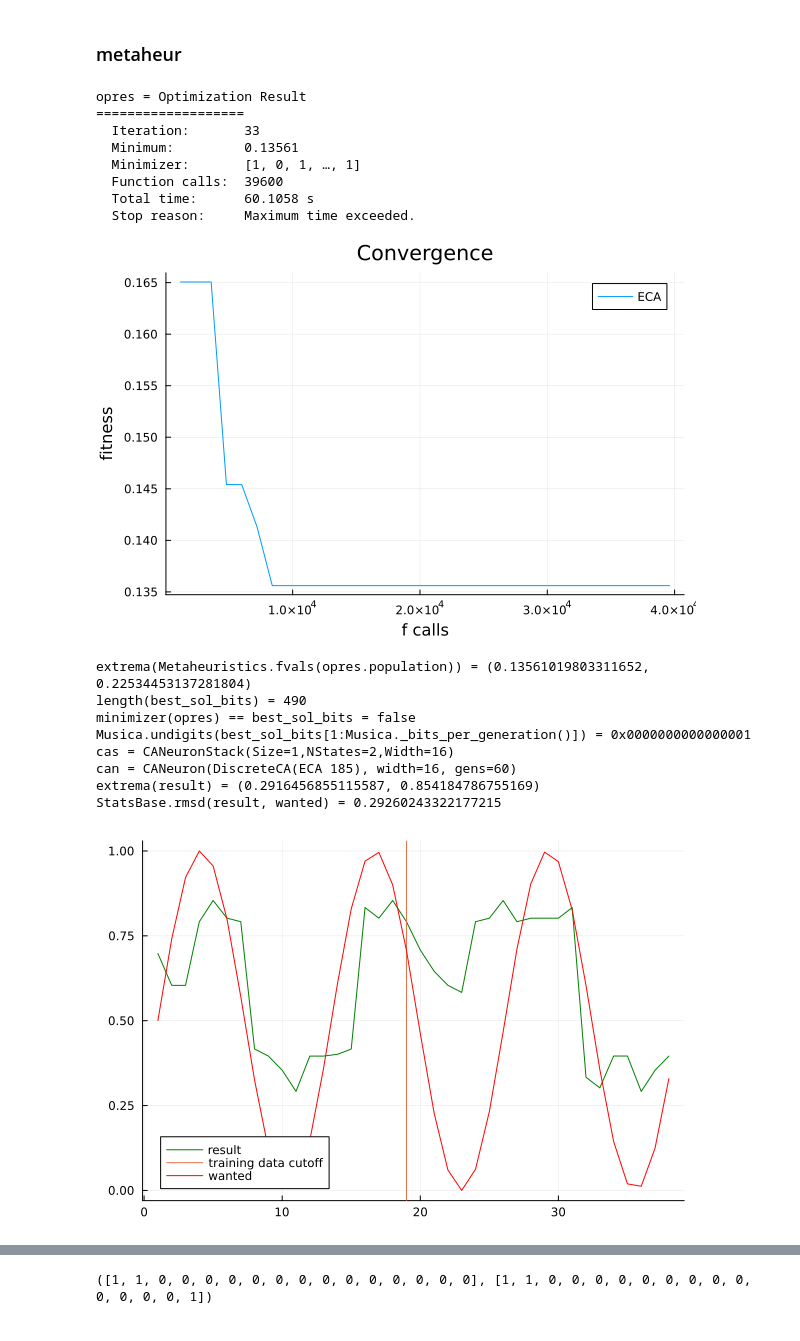
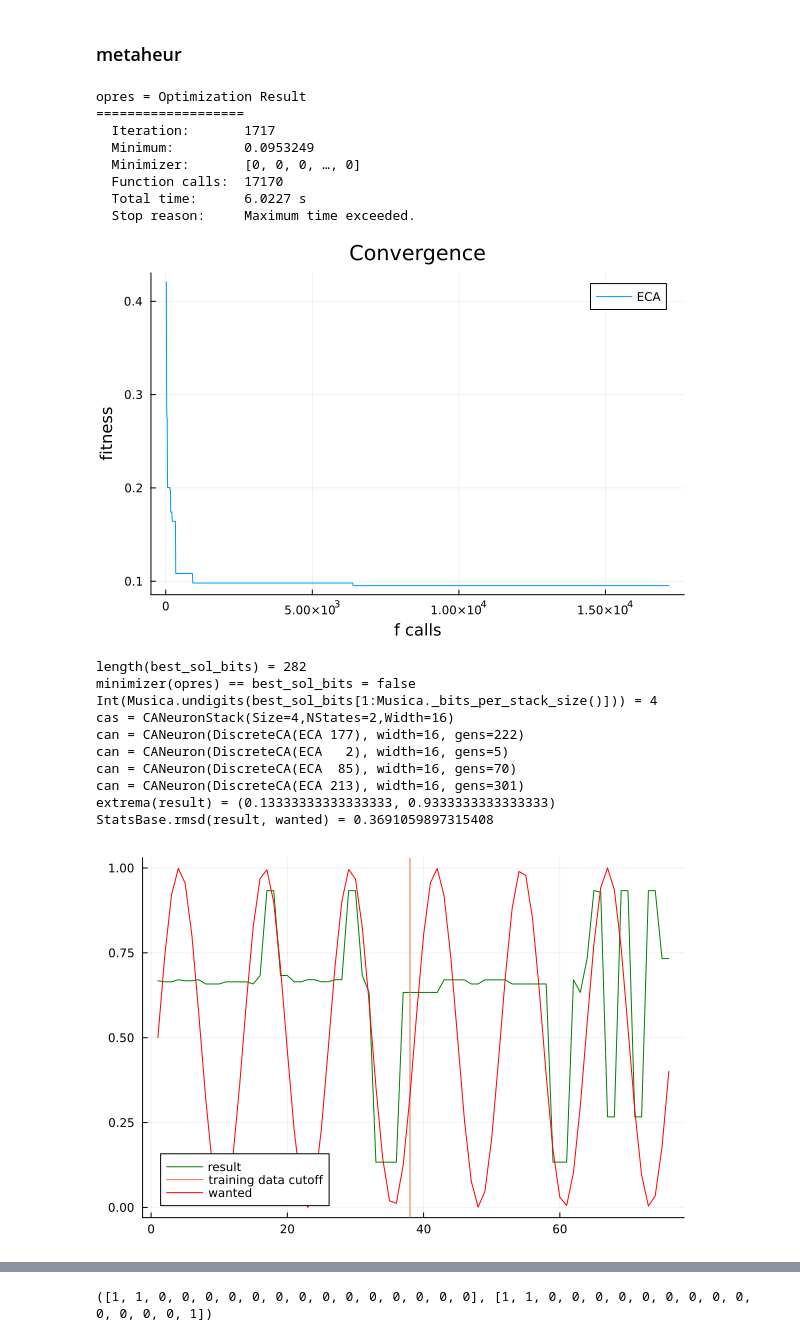
Before and after one commit to ORBAT/Musica, a Jupyter notebook: src/scratch.ipynb, the cells around one changed output, grey strips where cells are left out. Cells and saved outputs as stored; diff of their text form; code cells hidden in the pictures.

```diff
--- a/src/scratch.ipynb
+++ b/src/scratch.ipynb
@@ -110,7 +110,7 @@ CANeuronStack(size=2) [
 ### metaheur
 # %%
 using Musica, Plots, Metaheuristics
-opres = Musica._do_opt(time_limit=60.0*1,p_mutation=90e-4);
+opres = Musica._do_opt(time_limit=60.0*0.1,p_mutation=90e-4);
 @show opres
 f_calls, best_f_value = convergence(opres);
 plot(xlabel="f calls", ylabel="fitness", title="Convergence")
@@ -118,59 +118,60 @@ plot!(f_calls, best_f_value, label="ECA")
 # %% [output]
 opres = Optimization Result
 ===================
-  Iteration:       33
-  Minimum:         0.13561
-  Minimizer:       [1, 0, 1, …, 1]
-  Function calls:  39600
-  Total time:      60.1058 s
+  Iteration:       1717
+  Minimum:         0.0953249
+  Minimizer:       [0, 0, 0, …, 0]
+  Function calls:  17170
+  Total time:      6.0227 s
   Stop reason:     Maximum time exceeded.
-[figure, old version]
+[figure, new version]
 # %%
 using Plots, Musica, Transducers, StatsBase, Metaheuristics
-# @show extrema(Metaheuristics.fvals(opres.population))
 
 function _plotopres(opres)
-  want_test_data = Musica._test_wanted_output(6)
+  want_test_data = Musica._test_wanted_output(12)
   _parser = Musica._test_parser_dynamic()
   _inp_gen = () -> (want_test_data, 1:length(want_test_data))
   # _res_gen = Musica.full_result_generator(want_test_data)
   # fff = Musica.to_obj_fn(_parser, _res_gen, Musica.make_fitness_function())
 
   _res_gen = Musica.input_based_result_gen()
   fff = Musica.create_obj_fn(_parser, _inp_gen, _res_gen, Musica.create_fitness_fn())
 
-  best_sol_bits = Musica.get_best_at(fff, opres, _parser)
+  best_sol_bits = Musica.get_best_at(fff, opres)
   # @show all(==(0), best_sol_bits)
   @show length(best_sol_bits)
 
   @show minimizer(opres) == best_sol_bits
-  @show Musica.undigits(best_sol_bits[1:Musica._bits_per_generation()])
+  @show Int(Musica.undigits(best_sol_bits[1:Musica._bits_per_stack_size()]))
   (_, cas) = best_sol_bits |> _parser
   @show cas
   for can in cas
     @show can
   end
 
   # best_sol_bits = minimizer(opres)
   wanted = _inp_gen()[1] |> Musica.maybe_collect
   result = _res_gen(_inp_gen() |> Musica._right, cas) |>
            Map(@£(Musica._normalize_num(2^16 - 1)) ∘ Musica.row_from_gray) |> Musica.maybe_collect
 
   @show extrema(result)
   @show StatsBase.rmsd(result, wanted)
   plot(result, label="result", seriescolor=:green)
-  vline!([length(Musica._test_wanted_output(3))], label="training data cutoff")
+  vline!([length(Musica._test_wanted_output(6))], label="training data cutoff")
   plot!(wanted, label="wanted", seriescolor=:red)
 end
 
 _plotopres(opres)
 # %% [output]
-extrema(Metaheuristics.fvals(opres.population)) = (0.13561019803311652, 0.22534453137281804)
-length(best_sol_bits) = 490
+length(best_sol_bits) = 282
 minimizer(opres) == best_sol_bits = false
-Musica.undigits(best_sol_bits[1:Musica._bits_per_generation()]) = 0x0000000000000001
-cas = CANeuronStack(Size=1,NStates=2,Width=16)
-can = CANeuron(DiscreteCA(ECA 185), width=16, gens=60)
-extrema(result) = (0.2916456855115587, 0.854184786755169)
-StatsBase.rmsd(result, wanted) = 0.29260243322177215
+Int(Musica.undigits(best_sol_bits[1:Musica._bits_per_stack_size()])) = 4
+cas = CANeuronStack(Size=4,NStates=2,Width=16)
+can = CANeuron(DiscreteCA(ECA 177), width=16, gens=222)
+can = CANeuron(DiscreteCA(ECA   2), width=16, gens=5)
+can = CANeuron(DiscreteCA(ECA  85), width=16, gens=70)
+can = CANeuron(DiscreteCA(ECA 213), width=16, gens=301)
+extrema(result) = (0.13333333333333333, 0.9333333333333333)
+StatsBase.rmsd(result, wanted) = 0.3691059897315408
-[figure, old version]
+[figure, new version]
```
Also changed, not shown: parts of 2 cells of this notebook, 1 other file.
